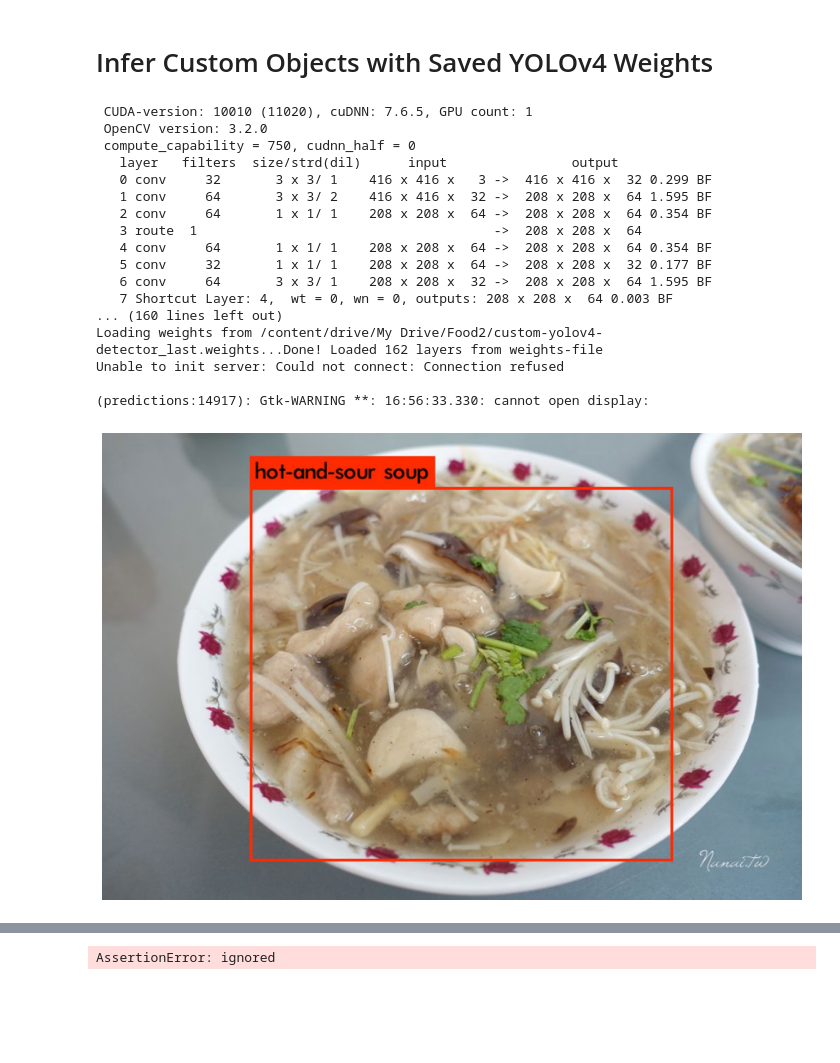
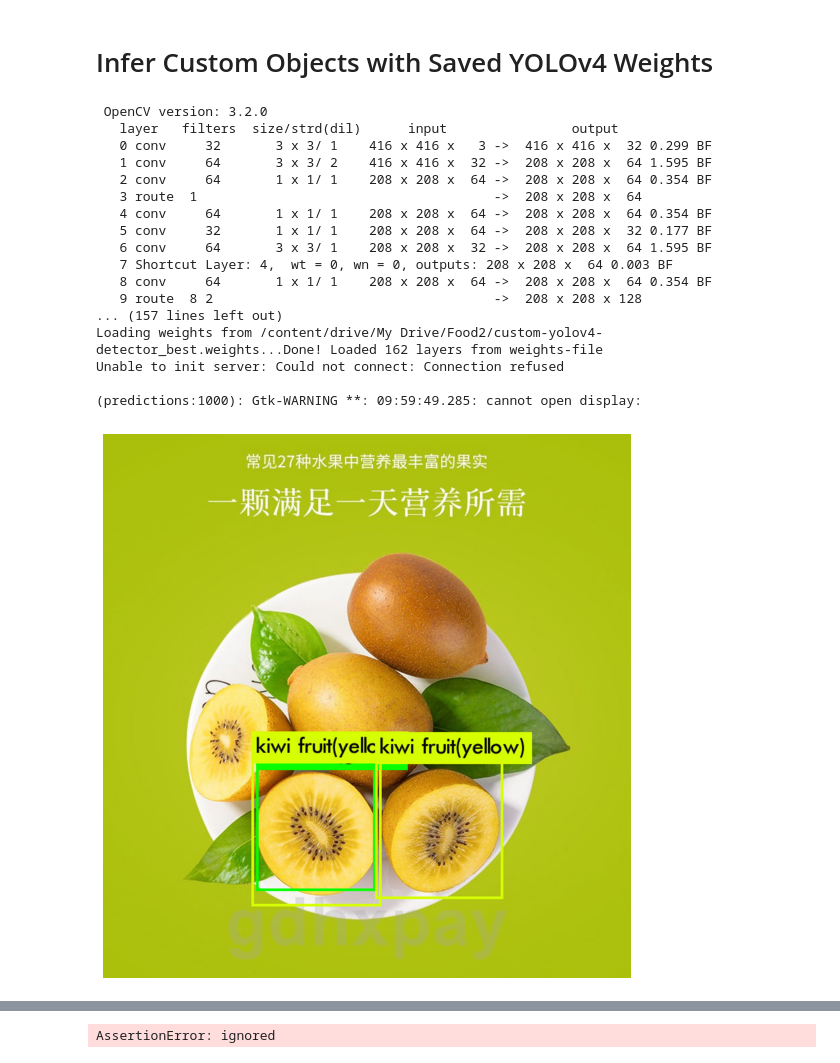
Before and after one commit to Soccer9001/ColabRepo, a Jupyter notebook: Food2YOLOv4.ipynb, the cells around one changed output, grey strips where cells are left out. Cells and saved outputs as stored; diff of their text form; code cells hidden in the pictures; blank space fills up the shorter version.

```diff
--- a/Food2YOLOv4.ipynb
+++ b/Food2YOLOv4.ipynb
@@ -606,32 +574,32 @@ def imShow(path):
 %cp data/obj.names data/coco.names
 # %%
 #/test has images that we can test our detector on
-test_images = [f for f in os.listdir('./images/18') if f.endswith('.jpg')]
+test_images = [f for f in os.listdir('./images/65') if f.endswith('.jpg')]
 import random
-img_path = "./images/18/" + random.choice(test_images);
+img_path = "./images/65/" + random.choice(test_images);
 
 #test out our detector!
-!./darknet detect /content/drive/My\ Drive/Food2/custom-yolov4-detector.cfg /content/drive/My\ Drive/Food2/custom-yolov4-detector_last.weights {img_path} -ext_output -dont-show > result.txt
+!./darknet detect /content/drive/My\ Drive/Food2/custom-yolov4-detector.cfg /content/drive/My\ Drive/Food2/custom-yolov4-detector_best.weights {img_path} -ext_output -dont-show > result.txt
 imShow('predictions.jpg')
 # %% [output]
- CUDA-version: 10010 (11020), cuDNN: 7.6.5, GPU count: 1
  OpenCV version: 3.2.0
- compute_capability = 750, cudnn_half = 0
    layer   filters  size/strd(dil)      input                output
    0 conv     32       3 x 3/ 1    416 x 416 x   3 ->  416 x 416 x  32 0.299 BF
    1 conv     64       3 x 3/ 2    416 x 416 x  32 ->  208 x 208 x  64 1.595 BF
    2 conv     64       1 x 1/ 1    208 x 208 x  64 ->  208 x 208 x  64 0.354 BF
    3 route  1                                      ->  208 x 208 x  64
    4 conv     64       1 x 1/ 1    208 x 208 x  64 ->  208 x 208 x  64 0.354 BF
    5 conv     32       1 x 1/ 1    208 x 208 x  64 ->  208 x 208 x  32 0.177 BF
    6 conv     64       3 x 3/ 1    208 x 208 x  32 ->  208 x 208 x  64 1.595 BF
    7 Shortcut Layer: 4,  wt = 0, wn = 0, outputs: 208 x 208 x  64 0.003 BF
-... (160 lines left out)
-Loading weights from /content/drive/My Drive/Food2/custom-yolov4-detector_last.weights...Done! Loaded 162 layers from weights-file
+   8 conv     64       1 x 1/ 1    208 x 208 x  64 ->  208 x 208 x  64 0.354 BF
+   9 route  8 2                                    ->  208 x 208 x 128
+... (157 lines left out)
+Loading weights from /content/drive/My Drive/Food2/custom-yolov4-detector_best.weights...Done! Loaded 162 layers from weights-file
 Unable to init server: Could not connect: Connection refused
 
-(predictions:14917): Gtk-WARNING **: 16:56:33.330: cannot open display:
+(predictions:1000): Gtk-WARNING **: 09:59:49.285: cannot open display:
-[figure, old version]
+[figure, new version]
 # %%
 f = open("result.txt", "r")
 lines = f.readlines()
```
Also changed, not shown: parts of 6 cells of this notebook.
